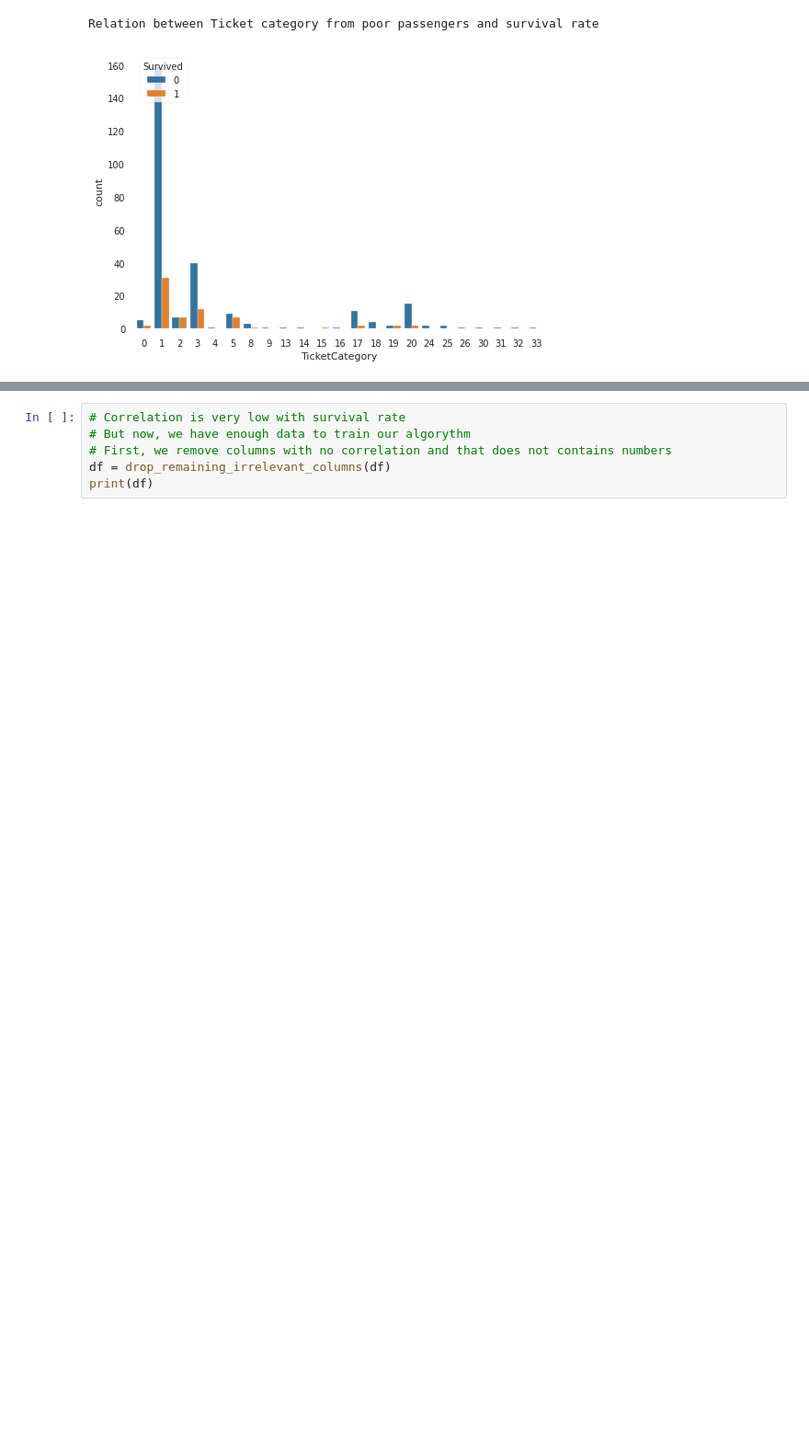
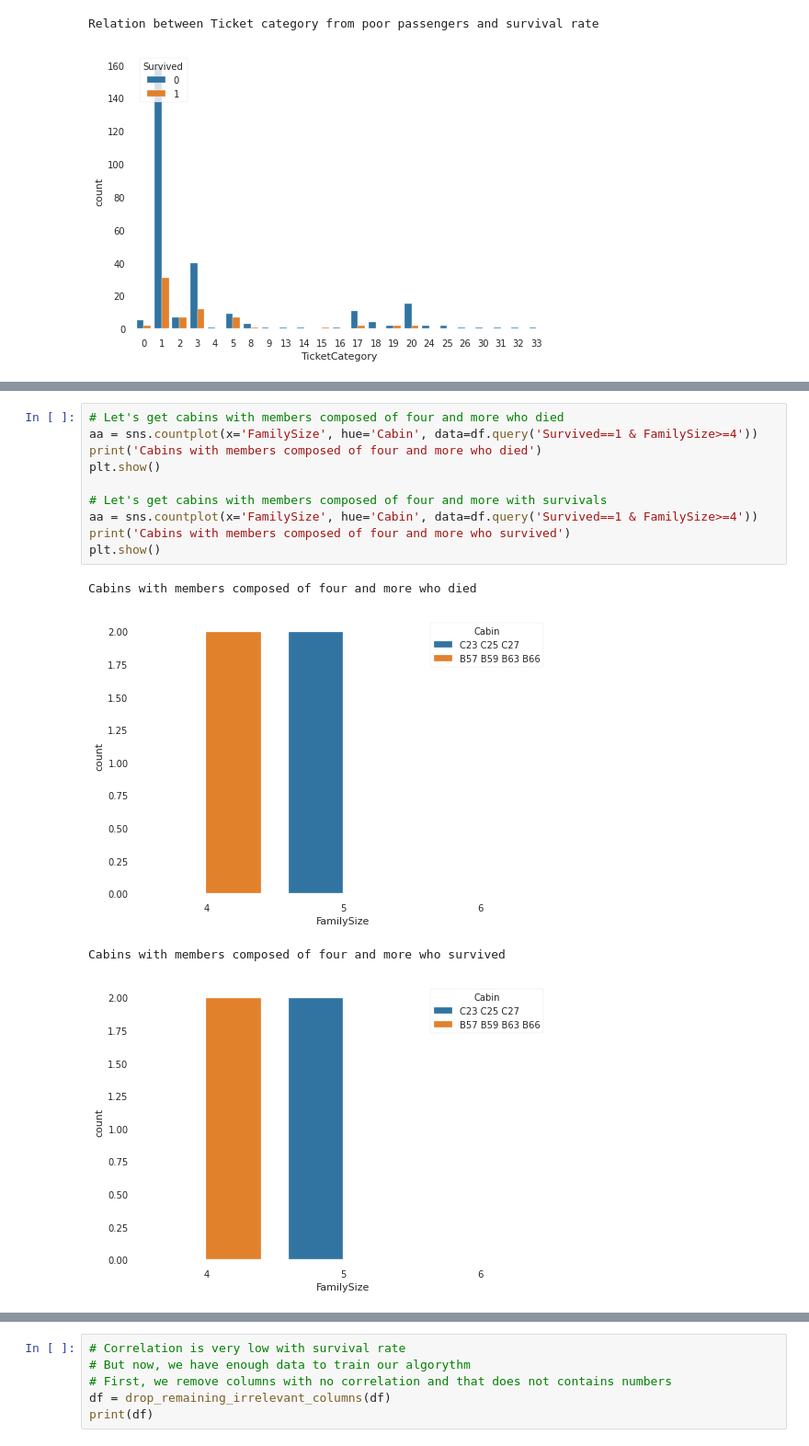
Before and after one commit to edouardkombo/titanic-kaggle-competition, a Jupyter notebook: index.ipynb, the cells around one changed output, grey strips where cells are left out. Shown at 92% size. Drawn from its saved outputs; the diff is of its cells as text; blank space fills up the shorter version.

```diff
--- a/index.ipynb
+++ b/index.ipynb
@@ -531,0 +582,15 @@ Relation between Ticket category from poor passengers and survival rate
+# %%
+# Let's get cabins with members composed of four and more who died
+aa = sns.countplot(x='FamilySize', hue='Cabin', data=df.query('Survived==1 & FamilySize>=4'))
+print('Cabins with members composed of four and more who died')
+plt.show()
+
+# Let's get cabins with members composed of four and more with survivals
+aa = sns.countplot(x='FamilySize', hue='Cabin', data=df.query('Survived==1 & FamilySize>=4'))
+print('Cabins with members composed of four and more who survived')
+plt.show()
+# %% [output]
+Cabins with members composed of four and more who died
+[figure, added]
+Cabins with members composed of four and more who survived
+[figure, added]
```
Also changed, not shown: parts of 6 cells of this notebook.
